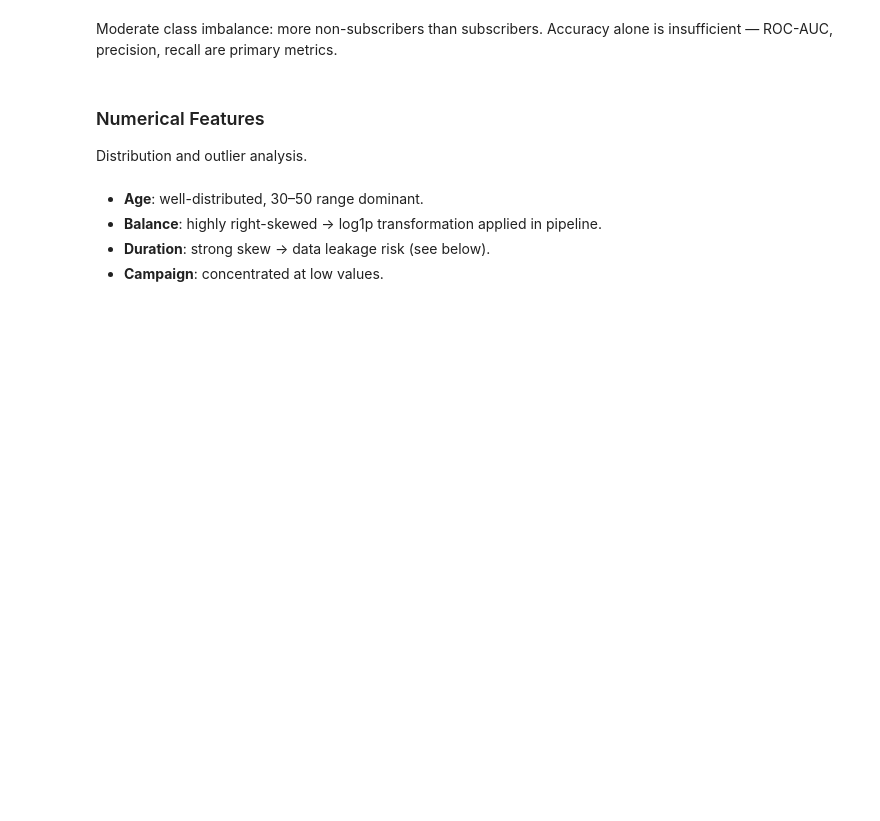
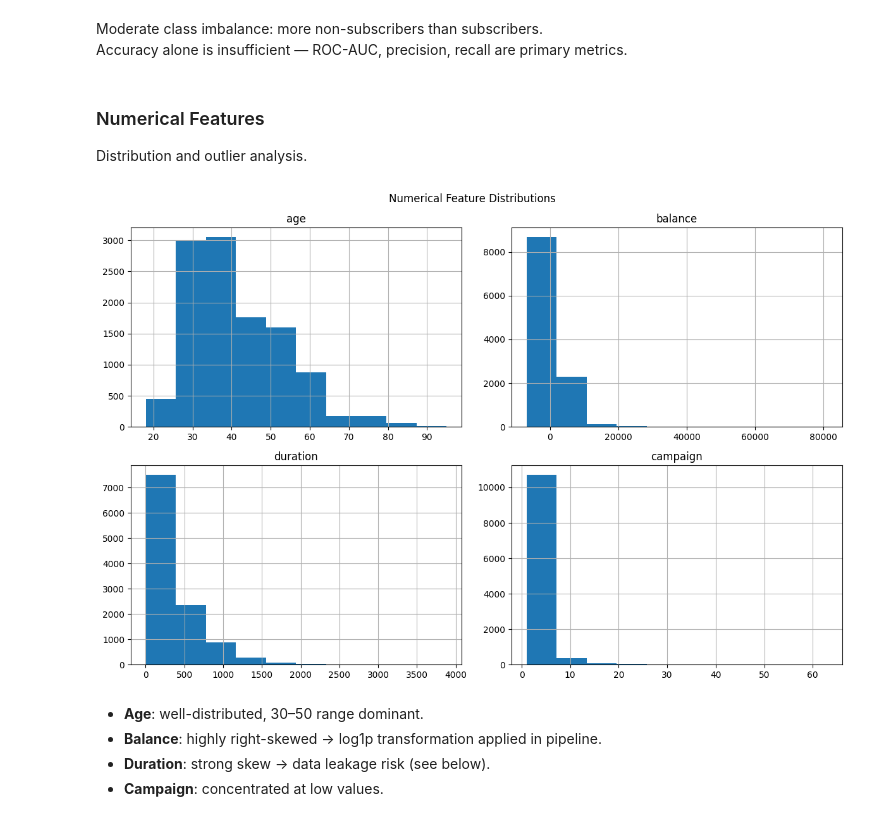
Before and after one commit to RCutrino/bank-marketing-mlops, a Jupyter notebook: notebook/exploration.ipynb, the cells around one changed output. Saved outputs shown, nothing was run; the diff lists cells and outputs as text; code cells hidden in the pictures; blank space fills up the shorter version.

```diff
--- a/notebook/exploration.ipynb
+++ b/notebook/exploration.ipynb
@@ -25,5 +27,5 @@ warnings.filterwarnings('ignore')
 # %% [markdown]
 ## Load Data
 # %%
-df = load_data('../data/bank.csv')
+df = load_data('data/bank.csv')
 df.head()
@@ -51,10 +105,12 @@ Accuracy alone is insufficient — ROC-AUC, precision, recall are primary metric
 ### Numerical Features
 Distribution and outlier analysis.
 # %%
-df[['age', 'balance', 'duration', 'campaign']].hist(figsize=(10, 8))
+df[['age', 'balance', 'duration', 'campaign']].hist(figsize=(12, 8))
 plt.suptitle('Numerical Feature Distributions')
 plt.tight_layout()
 plt.show()
+# %% [output]
+[figure, added]
 # %% [markdown]
 - **Age**: well-distributed, 30–50 range dominant.
 - **Balance**: highly right-skewed → log1p transformation applied in pipeline.
```
Also changed, not shown: parts of 16 cells of this notebook.
